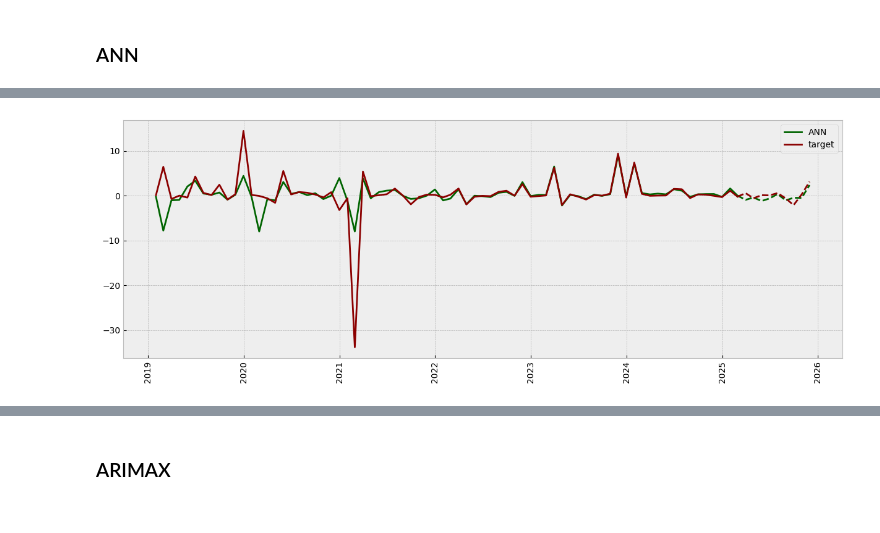
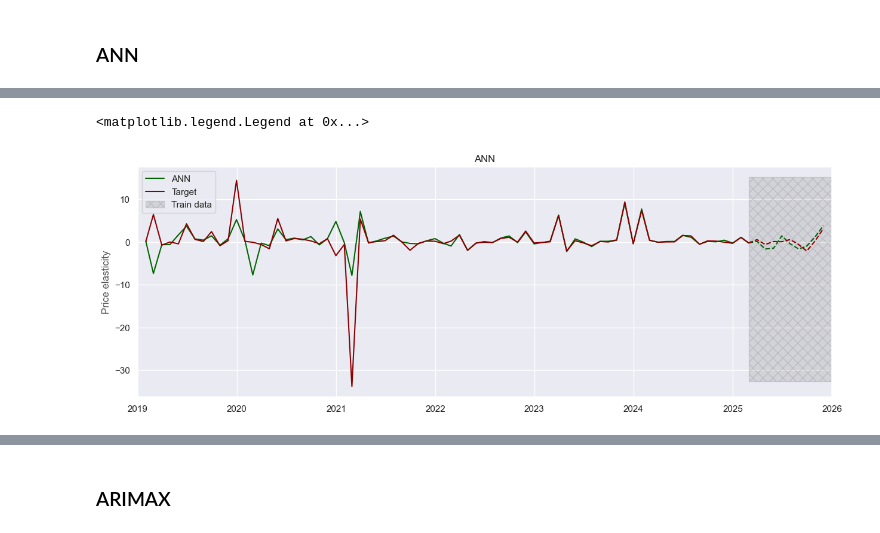
Before and after one commit to salimaabdalla/dpp_projekt_2026, a Jupyter notebook: notebooks/09_models_shareprices_stepwise.ipynb, the cells around one changed output, grey strips where cells are left out. Saved outputs shown, nothing was run; the diff lists cells and outputs as text; code cells hidden in the pictures.

```diff
--- a/notebooks/09_models_shareprices_stepwise.ipynb
+++ b/notebooks/09_models_shareprices_stepwise.ipynb
@@ -747,0 +740,6 @@ MSE on Test set:  2.753147918773128
+# %%
+sns.set(font_scale=1)
+results_combined = pd.DataFrame(columns = ['index', 'Model', 'Typ', 'MSE Train', 'MSE Test'])
+results_combined= results_combined.set_index('index')
+columns_results = ['Model', 'Typ', 'MSE Train', 'MSE Test']
+results_combined
@@ -801,9 +824,6 @@ model_start = SVR()
 model_middle = SVR()
 model_end = SVR()
 
-name = 'SVR Boosting'
-train_model_combination(df, dict_lag, model_start, model_middle, model_end, number_train, target_name, name)
-
-name2 = 'SVR Boosting the errors'
-train_model_combination(df, dict_lag, model_start, model_middle, model_end, number_train, target_name, name2, model_simple=1)
+name = 'SVR'
+results_combined = run_both_models(name, df, dict_lag, model_start, model_middle, model_end, number_train, target_name, results_combined)
 # %% [output]
@@ -847,9 +850,6 @@ model_start = RandomForestRegressor(n_estimators=5, max_depth=5, random_state=42
 model_middle = RandomForestRegressor(n_estimators=5, max_depth=5, random_state=42)
 model_end = RandomForestRegressor(n_estimators=1, max_depth=5, random_state=42)
 
-name = 'Random Forest Regressor Boosting'
-train_model_combination(df, dict_lag, model_start, model_middle, model_end, number_train, target_name, name)
-
-name2 = 'Random Forest Regressor Boosting the errors'
-train_model_combination(df, dict_lag, model_start, model_middle, model_end, number_train, target_name, name2, model_simple=1)
+name = 'Random Forest Regressor'
+results_combined = run_both_models(name, df, dict_lag, model_start, model_middle, model_end, number_train, target_name, results_combined)
 # %% [output]
@@ -957,7 +951,8 @@ Epoch 50/50
 # %%
 
 results = model_an.predict(features_train_transf)
-print('MSE on Train set: ', mean_squared_error(results, target_train))
+mse_train = mean_squared_error(results, target_train)
+print('MSE on Train set: ', mse_train)
 #results['target']=target_train
 
 
@@ -966,13 +961,16 @@ fig, ax = plt.subplots(nrows=1, ncols=1, figsize=(15,5))
 color_target = 'darkred'
 color_ann = 'darkgreen'
 ax.plot(target_train.index,results, label = 'ANN', color = color_ann);
-ax.plot(target_train.index, target_train,  label = 'target', color = color_target);
-plt.xticks(rotation=90)
-ax.legend()
+ax.plot(target_train.index, target_train,  label = 'Target', color = color_target);
+#plt.xticks(rotation=90)
+
 # Predict testdata
 results_test = model_an.predict(features_test_transf)
 #results_test['target']=target_test
-print('MSE on Test set: ', mean_squared_error(results_test, target_test))
+mse_test = mean_squared_error(results_test, target_test)
+print('MSE on Test set: ', mse_test)
+results_new = pd.DataFrame([['ANN',0, mse_train, mse_test]], columns=columns_results)
+results_combined = pd.concat([results_combined, results_new])
 value = results[-1]
 value = value.tolist()[0]
 
@@ -987,8 +985,32 @@ new_index= new_index.tolist()
 new_index.insert(0,value_date)
 #print(new_index)
 #fig_test, ax_test = plt.subplots(nrows=1, ncols=1, figsize=(15,5))
-ax.plot(new_index,results_list, label = 'ANN Test' , color = color_ann, linestyle = '--');
-ax.plot(new_index,[target_train.values.tolist()[-1]] + target_test.values.tolist(), label = 'target Test', color = color_target, linestyle = '--');
+ax.plot(new_index,results_list , color = color_ann, linestyle = '--');
+ax.plot(new_index,[target_train.values.tolist()[-1]] + target_test.values.tolist(), color = color_target, linestyle = '--');
 #plt.xticks(rotation=90)
 #ax_test.legend()
+
+xlim = ax.get_xlim()
+ylim = ax.get_ylim()
+ylim_min = ax.get_ylim()[0]
+ylim_max = ax.get_ylim()[1]
+laenge = ylim_max - ylim_min
+laenge_neu = laenge* 0.9
+laenge_neu2 = laenge_neu
+    #laenge_neu * ylim_min / laenge
+xmax = ax.get_xlim()[1]
+    #ax.fill_betweenx(ylim, pd.to_datetime('2021-04-30'), xmax, alpha=0.1, color = 'black')
+    #ax.fill_betweenx([laenge_neu * ylim_min / laenge , laenge_neu * ylim_max / laenge], pd.to_datetime('2024-11-30'), xmax, alpha=0.1, color = 'black')
+ax.fill_betweenx([laenge_neu2 * ylim_min / laenge , laenge_neu2 * ylim_max / laenge], pd.to_datetime('2025-02-28'), xmax, alpha=0.1, color = 'black', hatch='xx', label = 'Train data')
+    #ax.text(x = pd.to_datetime('2019-02-05') , y=ylim[0], s = 'Mondelez', fontsize = 'x-large', alpha = 0.2)
+    #ax.text(x = pd.to_datetime('2021-05-05') , y=ylim[0], s = 'Ferrero', fontsize = 'x-large', alpha = 0.2)
+    #ax.text(x = pd.to_datetime('2024-12-02') , y=laenge_neu * ylim_min / laenge, s = 'Lindt', fontsize = 'medium', alpha = 0.2)
+    #ax.set_xlim(xlim)
+ax.set_xlim([pd.to_datetime('2019-01-01'), pd.to_datetime('2026-01-01') ])
+ax.set_ylabel('Price elasticity', alpha = 0.8)
+    #ax.axvline(pd.to_datetime('2021-04-30'), linestyle = ':', linewidth = 2)#, color = 'red')
+    #ax.axvline(pd.to_datetime('2024-11-30'), linestyle = ':', linewidth = 2)#, color = 'red')
+    #plt.xticks(rotation=90)
+ax.set_title('ANN')
+ax.legend()
 # %% [output]
@@ -999 +1021,2 @@ MSE on Test set:  0.9502233236254809
+<matplotlib.legend.Legend at 0x...>
-[figure, old version]
+[figure, new version]
```
Also changed, not shown: parts of 44 cells of this notebook, 1 other file.
